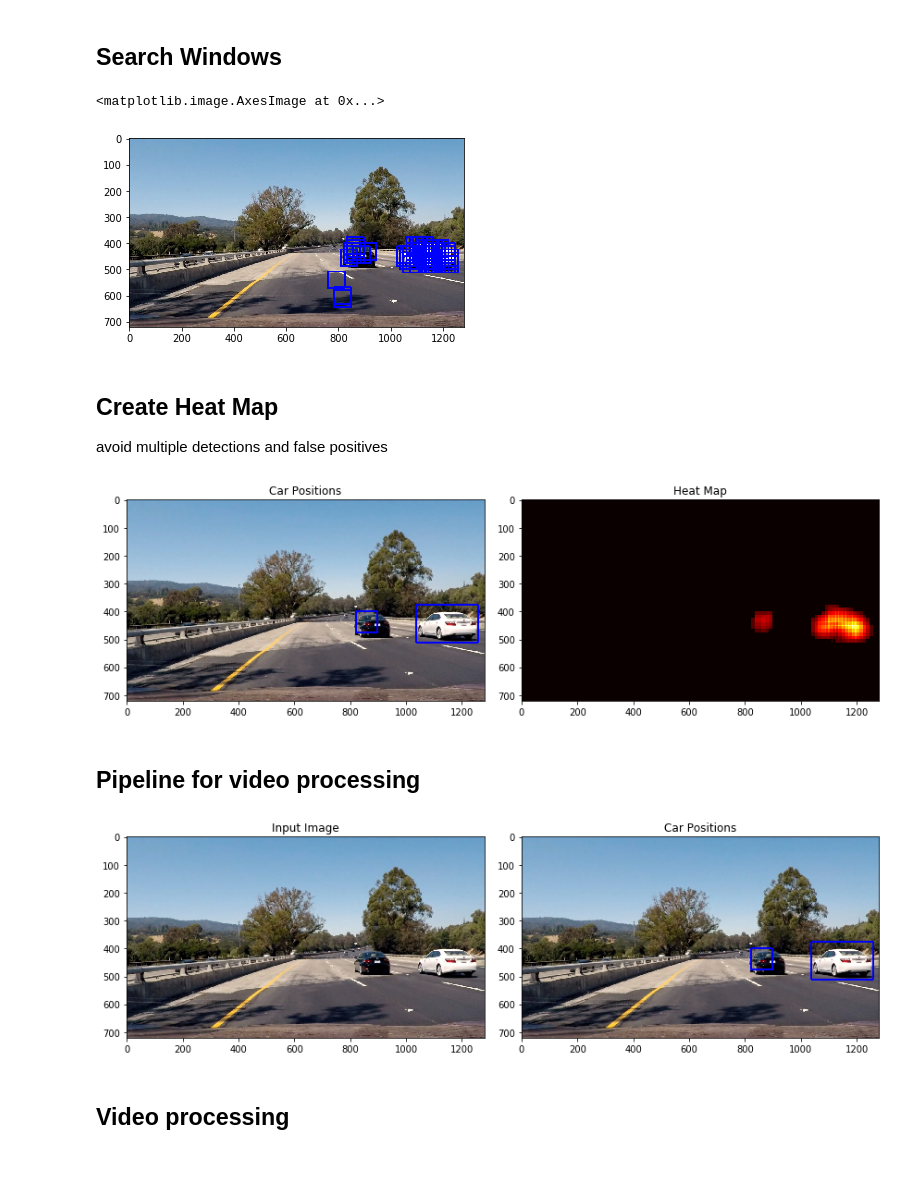
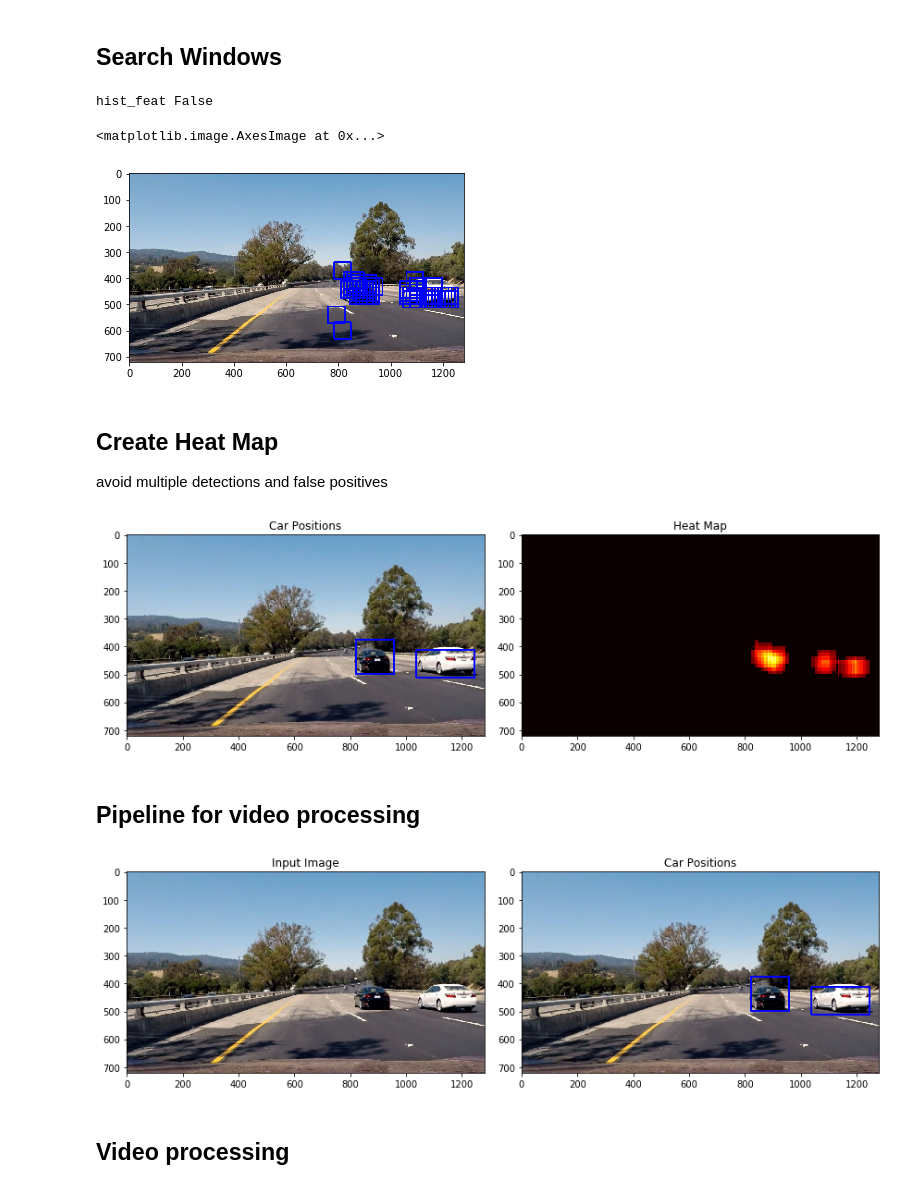
Before and after one commit to fkeidel/CarND-Vehicle-Detection, a Jupyter notebook: Vehicle_Detection_and_Tracking.ipynb, the cells around one changed output. Drawn from its saved outputs; the diff is of its cells as text; code cells hidden in the pictures.

```diff
--- a/Vehicle_Detection_and_Tracking.ipynb
+++ b/Vehicle_Detection_and_Tracking.ipynb
@@ -295,7 +295,7 @@ hog_channel = 'ALL'      # Can be 0, 1, 2, or "ALL"
 spatial_size = (32, 32)  # Spatial binning dimensions
 hist_bins = 32       # Number of histogram bins
 spatial_feat = True  # Spatial features on or off
-hist_feat = True     # Histogram features on or off
+hist_feat = False     # Histogram features on or off
 hog_feat = True      # HOG features on or off
 
 # Reduce the sample size for tests
@@ -363,7 +363,7 @@ print ('Using:', orient, 'orientations', pix_per_cell,
        'pixels per cell and', cell_per_block, 'cells per block')
 print ('Feature vector length:', len (X_train[0]))
 # Use a linear SVC
-svc = LinearSVC ()
+svc = LinearSVC (C=.001)
 # Check the training time for the SVC
 t = time.time ()
 svc.fit (X_train, y_train)
@@ -495,6 +495,8 @@ xy_overlap = (0.8, 0.8)
 windows = slide_window (image, x_start_stop=x_start_stop, y_start_stop=y_start_stop,
                         xy_window=xy_window, xy_overlap=xy_overlap)
 
+print('hist_feat', hist_feat)
+
 hot_windows = search_windows (image, windows, svc, X_scaler, color_space=color_space,
                               spatial_size=spatial_size, hist_bins=hist_bins,
                               orient=orient, pix_per_cell=pix_per_cell,
@@ -506,8 +508,9 @@ window_img = draw_boxes (draw_image, hot_windows, color=(0, 0, 255), thick=6)
 
 plt.imshow (window_img)
 # %% [output]
-<matplotlib.image.AxesImage at 0x...>
+hist_feat False
+<matplotlib.image.AxesImage at 0x...>
-[figure, old version]
+[figure, new version]
 # %% [markdown]
 ## Create Heat Map
 avoid multiple detections and false positives
@@ -569,13 +572,12 @@ plt.imshow (heatmap, cmap='hot')
 plt.title ('Heat Map')
 fig.tight_layout ()
 # %% [output]
-[figure, old version]
+[figure, new version]
 # %% [markdown]
 ## Pipeline for video processing
 # %%
 def pipeline(image):
 
-    draw_image = np.copy (image)
     windows = slide_window (image, x_start_stop=x_start_stop, y_start_stop=y_start_stop,
                             xy_window=xy_window, xy_overlap=xy_overlap)
 
@@ -586,34 +588,35 @@ def pipeline(image):
                                   hog_channel=hog_channel, spatial_feat=spatial_feat,
                                   hist_feat=hist_feat, hog_feat=hog_feat)
 
     heat = np.zeros_like (image[:, :, 0]).astype (np.float)
     # Add heat to each box in box list
     heat = add_heat (heat, hot_windows)
 
     # Apply threshold to help remove false positives
     heat = apply_threshold (heat, 2)
 
     # Visualize the heatmap when displaying
     heatmap = np.clip (heat, 0, 255)
 
     # Find final boxes from heatmap using label function
     labels = label (heatmap)
     draw_img = draw_labeled_bboxes (np.copy (image), labels)
 
     return draw_img
 
+image = mpimg.imread ('test_images/test4.jpg')
 draw_img = pipeline(image)
 
 fig = plt.figure (figsize=(12, 4))
 plt.subplot (121)
 plt.imshow (image)
 plt.title ('Input Image')
 plt.subplot (122)
 plt.imshow (draw_img)
 plt.title ('Car Positions')
 fig.tight_layout ()
 # %% [output]
-[figure, old version]
+[figure, new version]
 # %% [markdown]
 ## Video processing
 # %%
```
Also changed, not shown: parts of 21 cells of this notebook, 4 other files.
